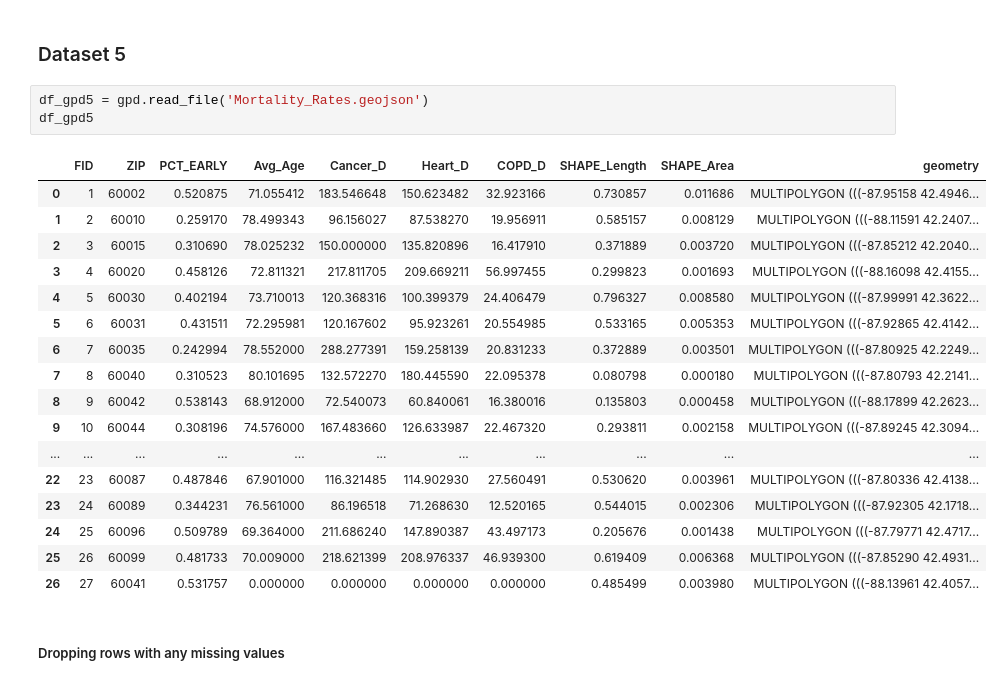
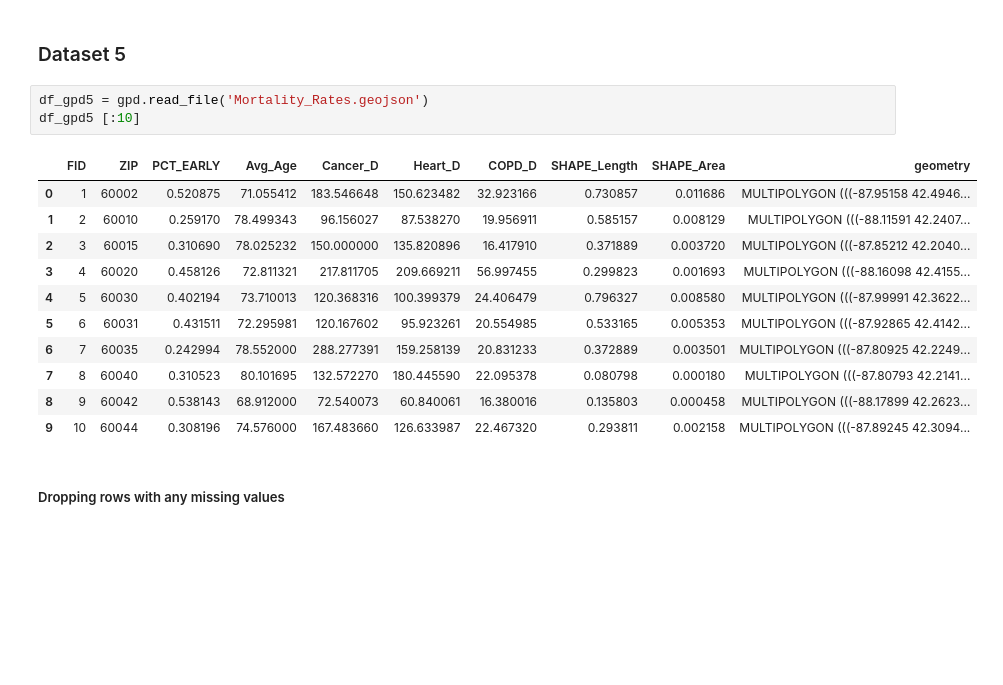
Before and after one commit to Bonjiang/datasci_7_geospatial, a Jupyter notebook: 507HW_7B_Geospatial.ipynb, the cells around one changed output. Drawn from its saved outputs; the diff is of its cells as text; blank space fills up the shorter version.

```diff
--- a/507HW_7B_Geospatial.ipynb
+++ b/507HW_7B_Geospatial.ipynb
@@ -147,25 +131,19 @@ df_gpd4.plot("Birth_Rate", legend=True, colormap="viridis")
 ### Dataset 5
 # %%
 df_gpd5 = gpd.read_file('Mortality_Rates.geojson')
-df_gpd5
+df_gpd5 [:10]
 # %% [output]
 |  | FID | ZIP | PCT_EARLY | Avg_Age | Cancer_D | Heart_D | COPD_D | SHAPE_Length | SHAPE_Area | geometry |
 | 0 | 1 | 60002 | 0.520875 | 71.055412 | 183.546648 | 150.623482 | 32.923166 | 0.730857 | 0.011686 | MULTIPOLYGON (((-87.95158 42.4946... |
 | 1 | 2 | 60010 | 0.259170 | 78.499343 | 96.156027 | 87.538270 | 19.956911 | 0.585157 | 0.008129 | MULTIPOLYGON (((-88.11591 42.2407... |
 | 2 | 3 | 60015 | 0.310690 | 78.025232 | 150.000000 | 135.820896 | 16.417910 | 0.371889 | 0.003720 | MULTIPOLYGON (((-87.85212 42.2040... |
 | 3 | 4 | 60020 | 0.458126 | 72.811321 | 217.811705 | 209.669211 | 56.997455 | 0.299823 | 0.001693 | MULTIPOLYGON (((-88.16098 42.4155... |
 | 4 | 5 | 60030 | 0.402194 | 73.710013 | 120.368316 | 100.399379 | 24.406479 | 0.796327 | 0.008580 | MULTIPOLYGON (((-87.99991 42.3622... |
 | 5 | 6 | 60031 | 0.431511 | 72.295981 | 120.167602 | 95.923261 | 20.554985 | 0.533165 | 0.005353 | MULTIPOLYGON (((-87.92865 42.4142... |
 | 6 | 7 | 60035 | 0.242994 | 78.552000 | 288.277391 | 159.258139 | 20.831233 | 0.372889 | 0.003501 | MULTIPOLYGON (((-87.80925 42.2249... |
 | 7 | 8 | 60040 | 0.310523 | 80.101695 | 132.572270 | 180.445590 | 22.095378 | 0.080798 | 0.000180 | MULTIPOLYGON (((-87.80793 42.2141... |
 | 8 | 9 | 60042 | 0.538143 | 68.912000 | 72.540073 | 60.840061 | 16.380016 | 0.135803 | 0.000458 | MULTIPOLYGON (((-88.17899 42.2623... |
 | 9 | 10 | 60044 | 0.308196 | 74.576000 | 167.483660 | 126.633987 | 22.467320 | 0.293811 | 0.002158 | MULTIPOLYGON (((-87.89245 42.3094... |
-| ... | ... | ... | ... | ... | ... | ... | ... | ... | ... | ... |
-| 22 | 23 | 60087 | 0.487846 | 67.901000 | 116.321485 | 114.902930 | 27.560491 | 0.530620 | 0.003961 | MULTIPOLYGON (((-87.80336 42.4138... |
-| 23 | 24 | 60089 | 0.344231 | 76.561000 | 86.196518 | 71.268630 | 12.520165 | 0.544015 | 0.002306 | MULTIPOLYGON (((-87.92305 42.1718... |
-| 24 | 25 | 60096 | 0.509789 | 69.364000 | 211.686240 | 147.890387 | 43.497173 | 0.205676 | 0.001438 | MULTIPOLYGON (((-87.79771 42.4717... |
-| 25 | 26 | 60099 | 0.481733 | 70.009000 | 218.621399 | 208.976337 | 46.939300 | 0.619409 | 0.006368 | MULTIPOLYGON (((-87.85290 42.4931... |
-| 26 | 27 | 60041 | 0.531757 | 0.000000 | 0.000000 | 0.000000 | 0.000000 | 0.485499 | 0.003980 | MULTIPOLYGON (((-88.13961 42.4057... |
 # %% [markdown]
 ##### Dropping rows with any missing values
 # %%
```
Also changed, not shown: parts of 5 cells of this notebook.
